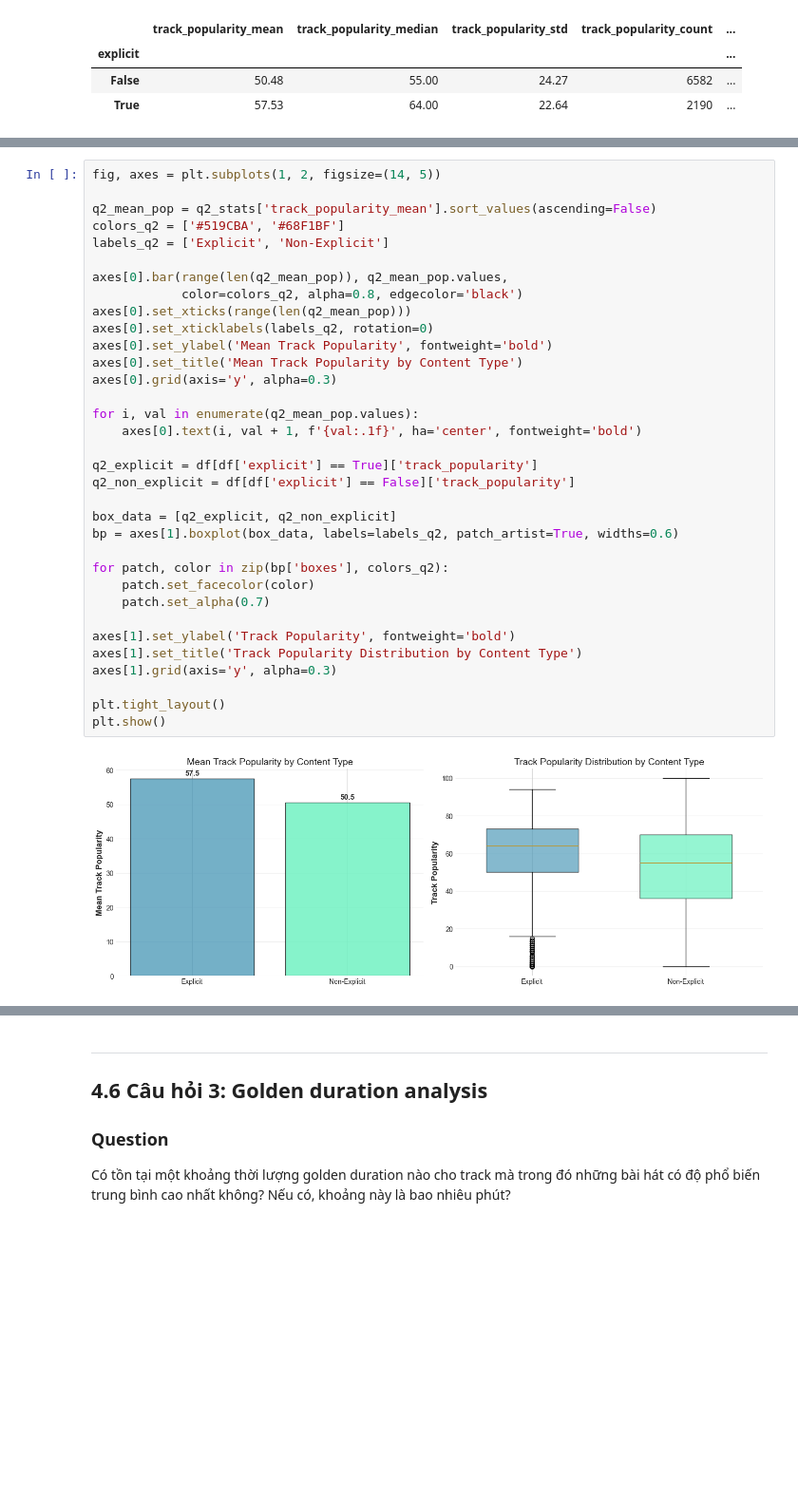
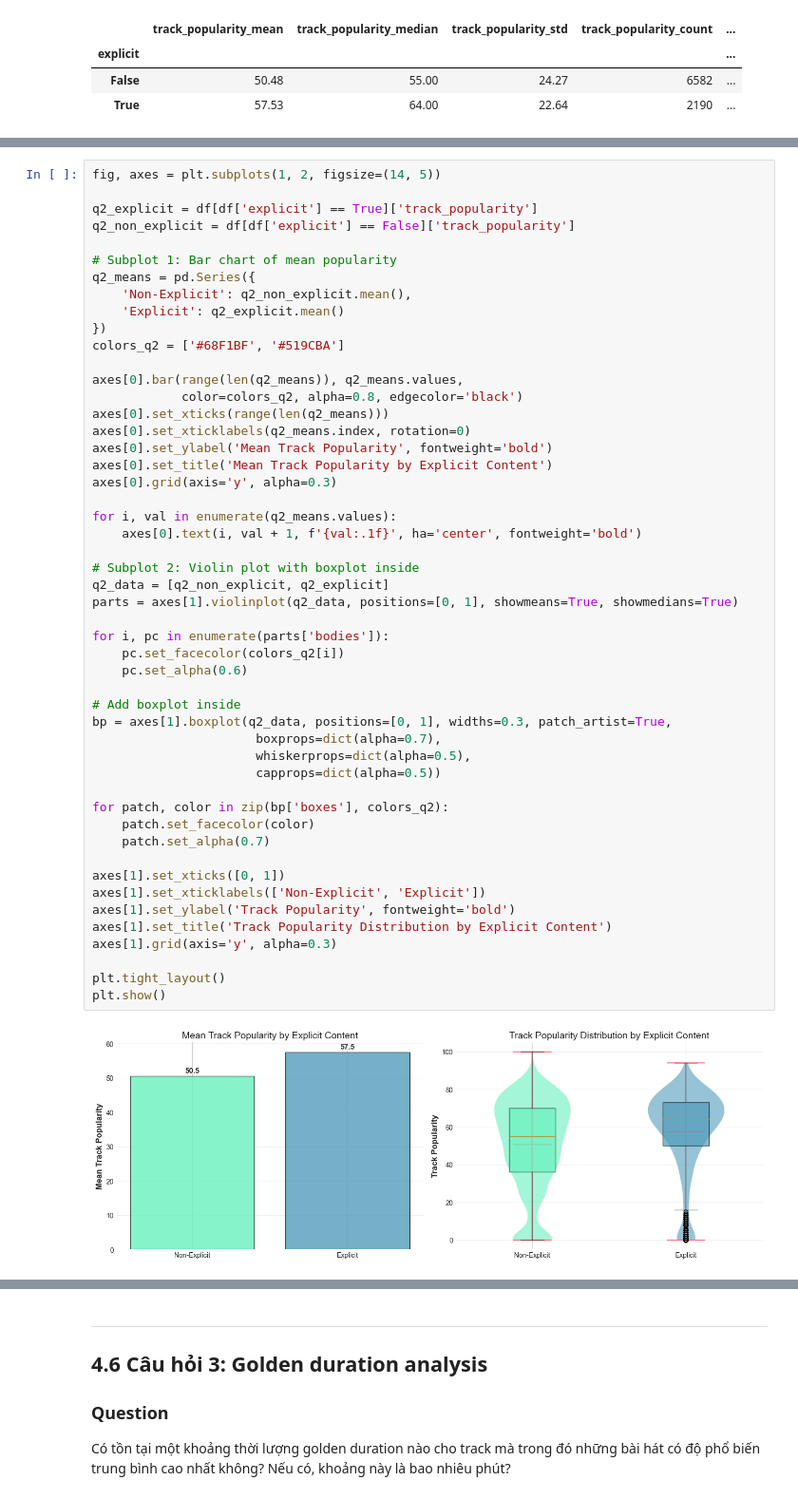
Before and after one commit to chisngyen/Spotify_Global_Music_Analysis, a Jupyter notebook: notebooks/final_notebook.ipynb, the cells around one changed output, grey strips where cells are left out. Shown at 95% size. Drawn from its saved outputs; the diff is of its cells as text; blank space fills up the shorter version.

```diff
--- a/notebooks/final_notebook.ipynb
+++ b/notebooks/final_notebook.ipynb
@@ -997,37 +1011,53 @@ So sánh độ phổ biến bài hát giữa nội dung nhạy cảm và không
 # %%
 fig, axes = plt.subplots(1, 2, figsize=(14, 5))
-
-q2_mean_pop = q2_stats['track_popularity_mean'].sort_values(ascending=False)
-colors_q2 = ['#519CBA', '#68F1BF']
-labels_q2 = ['Explicit', 'Non-Explicit']
-
-axes[0].bar(range(len(q2_mean_pop)), q2_mean_pop.values,
-            color=colors_q2, alpha=0.8, edgecolor='black')
-axes[0].set_xticks(range(len(q2_mean_pop)))
-axes[0].set_xticklabels(labels_q2, rotation=0)
-axes[0].set_ylabel('Mean Track Popularity', fontweight='bold')
-axes[0].set_title('Mean Track Popularity by Content Type')
-axes[0].grid(axis='y', alpha=0.3)
-
-for i, val in enumerate(q2_mean_pop.values):
-    axes[0].text(i, val + 1, f'{val:.1f}', ha='center', fontweight='bold')
 
 q2_explicit = df[df['explicit'] == True]['track_popularity']
 q2_non_explicit = df[df['explicit'] == False]['track_popularity']
 
-box_data = [q2_explicit, q2_non_explicit]
-bp = axes[1].boxplot(box_data, labels=labels_q2, patch_artist=True, widths=0.6)
+# Subplot 1: Bar chart of mean popularity
+q2_means = pd.Series({
+    'Non-Explicit': q2_non_explicit.mean(),
+    'Explicit': q2_explicit.mean()
+})
+colors_q2 = ['#68F1BF', '#519CBA']
+
+axes[0].bar(range(len(q2_means)), q2_means.values,
+            color=colors_q2, alpha=0.8, edgecolor='black')
+axes[0].set_xticks(range(len(q2_means)))
+axes[0].set_xticklabels(q2_means.index, rotation=0)
+axes[0].set_ylabel('Mean Track Popularity', fontweight='bold')
+axes[0].set_title('Mean Track Popularity by Explicit Content')
+axes[0].grid(axis='y', alpha=0.3)
+
+for i, val in enumerate(q2_means.values):
+    axes[0].text(i, val + 1, f'{val:.1f}', ha='center', fontweight='bold')
+
+# Subplot 2: Violin plot with boxplot inside
+q2_data = [q2_non_explicit, q2_explicit]
+parts = axes[1].violinplot(q2_data, positions=[0, 1], showmeans=True, showmedians=True)
+
+for i, pc in enumerate(parts['bodies']):
+    pc.set_facecolor(colors_q2[i])
+    pc.set_alpha(0.6)
+
+# Add boxplot inside
+bp = axes[1].boxplot(q2_data, positions=[0, 1], widths=0.3, patch_artist=True,
+                      boxprops=dict(alpha=0.7),
+                      whiskerprops=dict(alpha=0.5),
+                      capprops=dict(alpha=0.5))
 
 for patch, color in zip(bp['boxes'], colors_q2):
     patch.set_facecolor(color)
     patch.set_alpha(0.7)
 
+axes[1].set_xticks([0, 1])
+axes[1].set_xticklabels(['Non-Explicit', 'Explicit'])
 axes[1].set_ylabel('Track Popularity', fontweight='bold')
-axes[1].set_title('Track Popularity Distribution by Content Type')
+axes[1].set_title('Track Popularity Distribution by Explicit Content')
 axes[1].grid(axis='y', alpha=0.3)
 
 plt.tight_layout()
 plt.show()
 # %% [output]
-[figure, old version]
+[figure, new version]
 # %%
```
Also changed, not shown: parts of 12 cells of this notebook.
